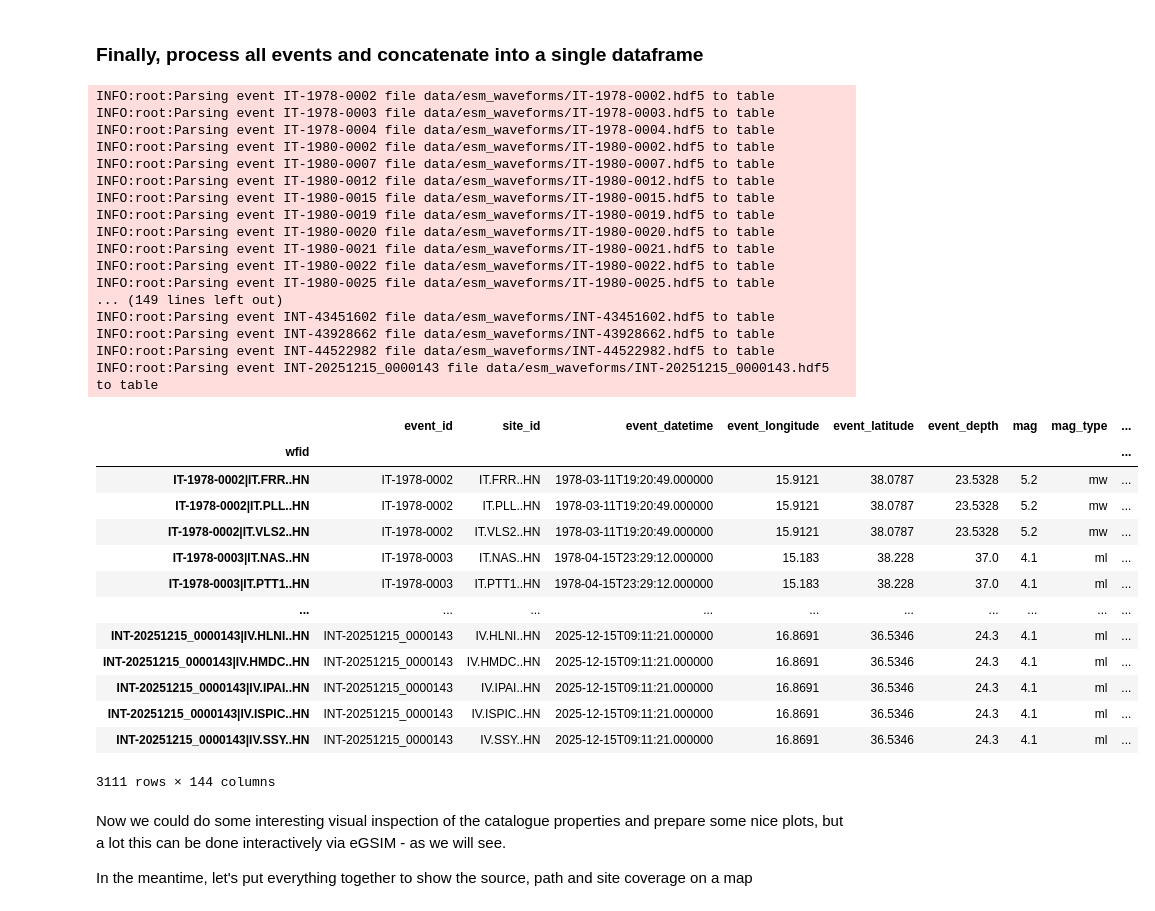
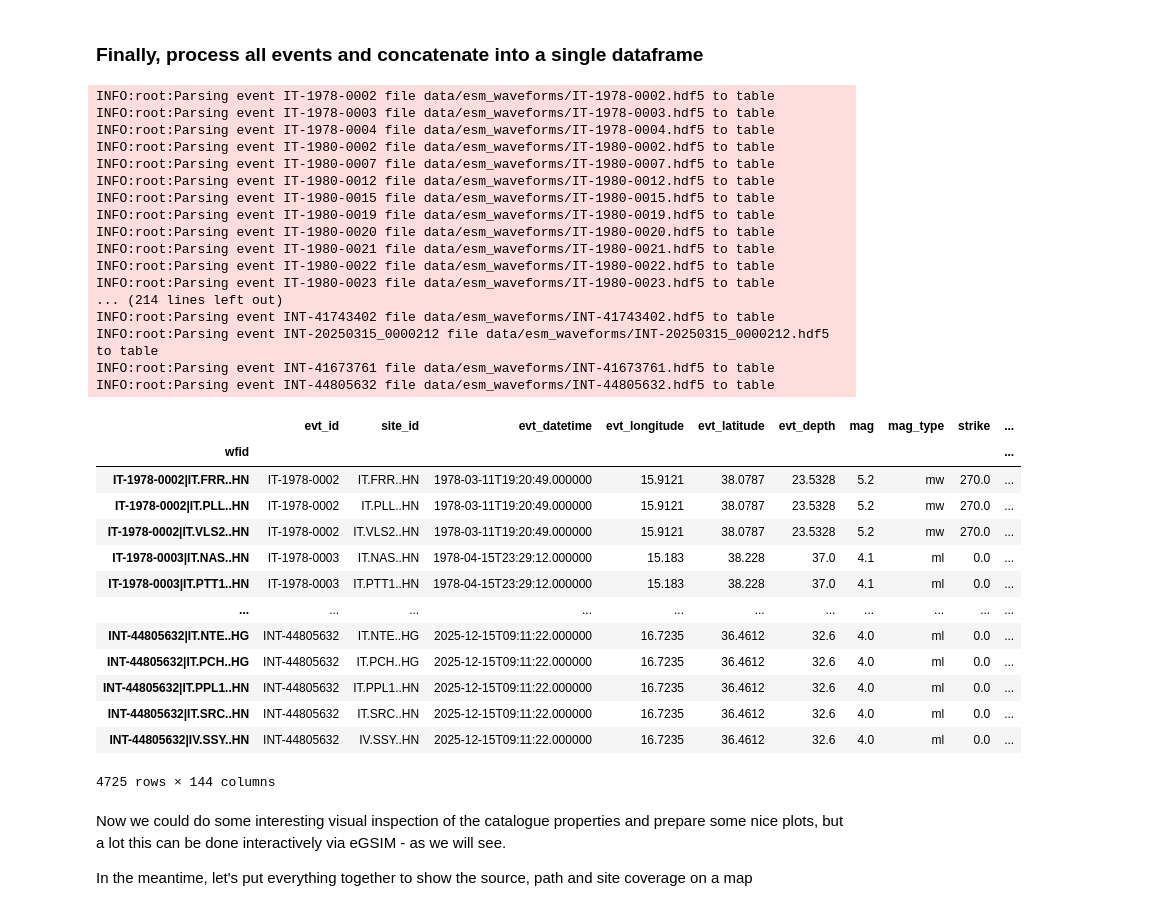
Before and after one commit to earthquake-ground-motion/GEOINQUIRE-Messina-2026, a Jupyter notebook: notebooks/ESM and eGSIM - Data Download and Flatfile Preparation.ipynb, the cells around one changed output. Drawn from its saved outputs; the diff is of its cells as text; code cells hidden in the pictures.

```diff
--- a/notebooks/ESM and eGSIM - Data Download and Flatfile Preparation.ipynb
+++ b/notebooks/ESM and eGSIM - Data Download and Flatfile Preparation.ipynb
@@ -163,11 +184,11 @@ def build_source_information_table(catalogue: obspy.core.event.catalog.Catalog)
         pref_mag = event.preferred_magnitude()
         pref_foc_mech = event.preferred_focal_mechanism()
         event_source = {
-            "event_id": event_id,
-            "event_datetime": str(pref_origin.time).replace("Z", ""),
-            "event_longitude": pref_origin.longitude,
-            "event_latitude": pref_origin.latitude,
-            "event_depth": pref_origin.depth,
+            "evt_id": event_id,
+            "evt_datetime": str(pref_origin.time).replace("Z", ""),
+            "evt_longitude": pref_origin.longitude,
+            "evt_latitude": pref_origin.latitude,
+            "evt_depth": pref_origin.depth,
             "origin_author": pref_origin.creation_info.author,
             "mag": pref_mag.mag,
             "mag_type": pref_mag.magnitude_type,
@@ -198,7 +219,7 @@ def build_source_information_table(catalogue: obspy.core.event.catalog.Catalog)
                     event_source["rake_2"] = npls.nodal_plane_2.rake
         source_info[event_id] = pd.Series(event_source)
     source_table = pd.DataFrame(source_info).T
-    source_table.sort_values("event_datetime", inplace=True)
+    source_table.sort_values("evt_datetime", inplace=True)
     return source_table
 # %%
 source_table = build_source_information_table(event_catalogue)
@@ -726,7 +857,7 @@ def parse_event_asdf_to_dataframe(
     return pd.DataFrame(flatfile_event).T
 # %%
 # Show what the event dataframe looks like
-ev_id = "IT-1980-0021"
+ev_id = "INT-20221229_0000081"
 df = parse_event_asdf_to_dataframe(
     ev_id,
     f"./data/esm_waveforms/{ev_id}.hdf5",
@@ -743,57 +885,59 @@ df
 # %%
 dfs_by_event = []
 data_directory = os.path.join("data", "esm_waveforms")
 
-
-for evid in source_table["event_id"]:
+for evid in source_table["evt_id"]:
     # Get the event file
-    fname = os.path.join(data_directory, f"{evid}.hdf5")
-    if not os.path.exists(fname):
+    fnames = glob.glob(os.path.join(data_directory, f"{evid}*.hdf5"))
+    if not len(fnames):
         # No data was downloaded for that event
         continue
-    logging.info(f"Parsing event {evid} file {fname} to table")
-    df = parse_event_asdf_to_dataframe(
-        evid,
-        fname,
-        source_table.loc[evid].to_dict(),
-        DEFAULT_PERIODS
-    )
-    dfs_by_event.append(df)
+    if len(fnames) > 1:
+        fnames.sort()
+    for fname in fnames:
+        logging.info(f"Parsing event {evid} file {fname} to table")
+        df = parse_event_asdf_to_dataframe(
+            evid,
+            fname,
+            source_table.loc[evid].to_dict(),
+            DEFAULT_PERIODS
+        )
+        dfs_by_event.append(df)
 flatfile = pd.concat(dfs_by_event, axis=0, ignore_index=True)
 flatfile.set_index("wfid", drop=True, inplace=True)
 flatfile
 # %% [output]
 INFO:root:Parsing event IT-1978-0002 file data/esm_waveforms/IT-1978-0002.hdf5 to table
 INFO:root:Parsing event IT-1978-0003 file data/esm_waveforms/IT-1978-0003.hdf5 to table
 INFO:root:Parsing event IT-1978-0004 file data/esm_waveforms/IT-1978-0004.hdf5 to table
 INFO:root:Parsing event IT-1980-0002 file data/esm_waveforms/IT-1980-0002.hdf5 to table
 INFO:root:Parsing event IT-1980-0007 file data/esm_waveforms/IT-1980-0007.hdf5 to table
 INFO:root:Parsing event IT-1980-0012 file data/esm_waveforms/IT-1980-0012.hdf5 to table
 INFO:root:Parsing event IT-1980-0015 file data/esm_waveforms/IT-1980-0015.hdf5 to table
 INFO:root:Parsing event IT-1980-0019 file data/esm_waveforms/IT-1980-0019.hdf5 to table
 INFO:root:Parsing event IT-1980-0020 file data/esm_waveforms/IT-1980-0020.hdf5 to table
 INFO:root:Parsing event IT-1980-0021 file data/esm_waveforms/IT-1980-0021.hdf5 to table
 INFO:root:Parsing event IT-1980-0022 file data/esm_waveforms/IT-1980-0022.hdf5 to table
-INFO:root:Parsing event IT-1980-0025 file data/esm_waveforms/IT-1980-0025.hdf5 to table
-... (149 lines left out)
-INFO:root:Parsing event INT-43451602 file data/esm_waveforms/INT-43451602.hdf5 to table
-INFO:root:Parsing event INT-43928662 file data/esm_waveforms/INT-43928662.hdf5 to table
-INFO:root:Parsing event INT-44522982 file data/esm_waveforms/INT-44522982.hdf5 to table
-INFO:root:Parsing event INT-20251215_0000143 file data/esm_waveforms/INT-20251215_0000143.hdf5 to table
+INFO:root:Parsing event IT-1980-0023 file data/esm_waveforms/IT-1980-0023.hdf5 to table
+... (214 lines left out)
+INFO:root:Parsing event INT-41743402 file data/esm_waveforms/INT-41743402.hdf5 to table
+INFO:root:Parsing event INT-20250315_0000212 file data/esm_waveforms/INT-20250315_0000212.hdf5 to table
+INFO:root:Parsing event INT-41673761 file data/esm_waveforms/INT-41673761.hdf5 to table
+INFO:root:Parsing event INT-44805632 file data/esm_waveforms/INT-44805632.hdf5 to table
-|  | event_id | site_id | event_datetime | event_longitude | event_latitude | event_depth | mag | mag_type | ... |
-| wfid |  |  |  |  |  |  |  |  | ... |
-| IT-1978-0002|IT.FRR..HN | IT-1978-0002 | IT.FRR..HN | 1978-03-11T19:20:49.000000 | 15.9121 | 38.0787 | 23.5328 | 5.2 | mw | ... |
-| IT-1978-0002|IT.PLL..HN | IT-1978-0002 | IT.PLL..HN | 1978-03-11T19:20:49.000000 | 15.9121 | 38.0787 | 23.5328 | 5.2 | mw | ... |
-| IT-1978-0002|IT.VLS2..HN | IT-1978-0002 | IT.VLS2..HN | 1978-03-11T19:20:49.000000 | 15.9121 | 38.0787 | 23.5328 | 5.2 | mw | ... |
-| IT-1978-0003|IT.NAS..HN | IT-1978-0003 | IT.NAS..HN | 1978-04-15T23:29:12.000000 | 15.183 | 38.228 | 37.0 | 4.1 | ml | ... |
-| IT-1978-0003|IT.PTT1..HN | IT-1978-0003 | IT.PTT1..HN | 1978-04-15T23:29:12.000000 | 15.183 | 38.228 | 37.0 | 4.1 | ml | ... |
-| ... | ... | ... | ... | ... | ... | ... | ... | ... | ... |
-| INT-20251215_0000143|IV.HLNI..HN | INT-20251215_0000143 | IV.HLNI..HN | 2025-12-15T09:11:21.000000 | 16.8691 | 36.5346 | 24.3 | 4.1 | ml | ... |
-| INT-20251215_0000143|IV.HMDC..HN | INT-20251215_0000143 | IV.HMDC..HN | 2025-12-15T09:11:21.000000 | 16.8691 | 36.5346 | 24.3 | 4.1 | ml | ... |
-| INT-20251215_0000143|IV.IPAI..HN | INT-20251215_0000143 | IV.IPAI..HN | 2025-12-15T09:11:21.000000 | 16.8691 | 36.5346 | 24.3 | 4.1 | ml | ... |
-| INT-20251215_0000143|IV.ISPIC..HN | INT-20251215_0000143 | IV.ISPIC..HN | 2025-12-15T09:11:21.000000 | 16.8691 | 36.5346 | 24.3 | 4.1 | ml | ... |
-| INT-20251215_0000143|IV.SSY..HN | INT-20251215_0000143 | IV.SSY..HN | 2025-12-15T09:11:21.000000 | 16.8691 | 36.5346 | 24.3 | 4.1 | ml | ... |
+|  | evt_id | site_id | evt_datetime | evt_longitude | evt_latitude | evt_depth | mag | mag_type | strike | ... |
+| wfid |  |  |  |  |  |  |  |  |  | ... |
+| IT-1978-0002|IT.FRR..HN | IT-1978-0002 | IT.FRR..HN | 1978-03-11T19:20:49.000000 | 15.9121 | 38.0787 | 23.5328 | 5.2 | mw | 270.0 | ... |
+| IT-1978-0002|IT.PLL..HN | IT-1978-0002 | IT.PLL..HN | 1978-03-11T19:20:49.000000 | 15.9121 | 38.0787 | 23.5328 | 5.2 | mw | 270.0 | ... |
+| IT-1978-0002|IT.VLS2..HN | IT-1978-0002 | IT.VLS2..HN | 1978-03-11T19:20:49.000000 | 15.9121 | 38.0787 | 23.5328 | 5.2 | mw | 270.0 | ... |
+| IT-1978-0003|IT.NAS..HN | IT-1978-0003 | IT.NAS..HN | 1978-04-15T23:29:12.000000 | 15.183 | 38.228 | 37.0 | 4.1 | ml | 0.0 | ... |
+| IT-1978-0003|IT.PTT1..HN | IT-1978-0003 | IT.PTT1..HN | 1978-04-15T23:29:12.000000 | 15.183 | 38.228 | 37.0 | 4.1 | ml | 0.0 | ... |
+| ... | ... | ... | ... | ... | ... | ... | ... | ... | ... | ... |
+| INT-44805632|IT.NTE..HG | INT-44805632 | IT.NTE..HG | 2025-12-15T09:11:22.000000 | 16.7235 | 36.4612 | 32.6 | 4.0 | ml | 0.0 | ... |
+| INT-44805632|IT.PCH..HG | INT-44805632 | IT.PCH..HG | 2025-12-15T09:11:22.000000 | 16.7235 | 36.4612 | 32.6 | 4.0 | ml | 0.0 | ... |
+| INT-44805632|IT.PPL1..HN | INT-44805632 | IT.PPL1..HN | 2025-12-15T09:11:22.000000 | 16.7235 | 36.4612 | 32.6 | 4.0 | ml | 0.0 | ... |
+| INT-44805632|IT.SRC..HN | INT-44805632 | IT.SRC..HN | 2025-12-15T09:11:22.000000 | 16.7235 | 36.4612 | 32.6 | 4.0 | ml | 0.0 | ... |
+| INT-44805632|IV.SSY..HN | INT-44805632 | IV.SSY..HN | 2025-12-15T09:11:22.000000 | 16.7235 | 36.4612 | 32.6 | 4.0 | ml | 0.0 | ... |
-3111 rows × 144 columns
+4725 rows × 144 columns
 # %%
 # Export to csv
 flatfile.to_csv("./SItaly_egsim_flatfile.csv", sep=",")
```
Also changed, not shown: parts of 20 cells of this notebook, 7 other files.
